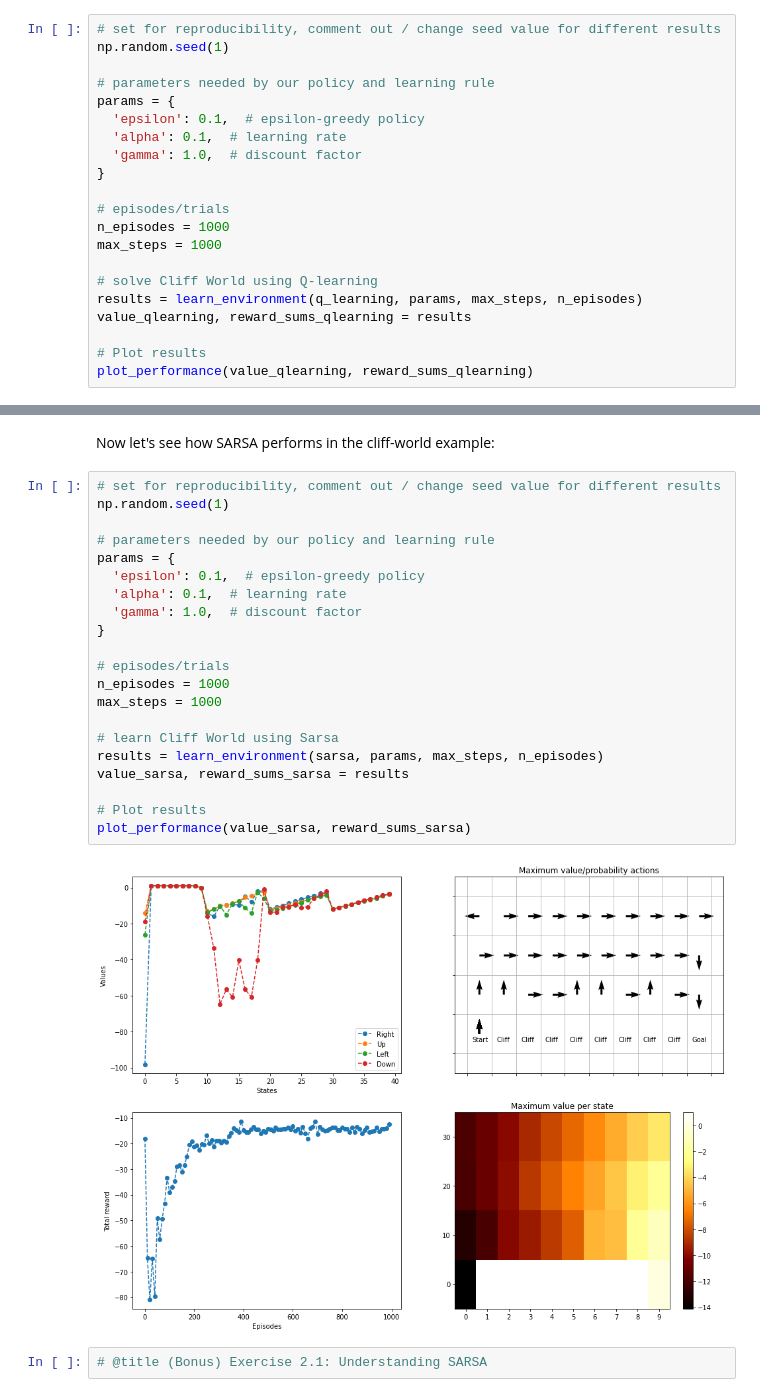
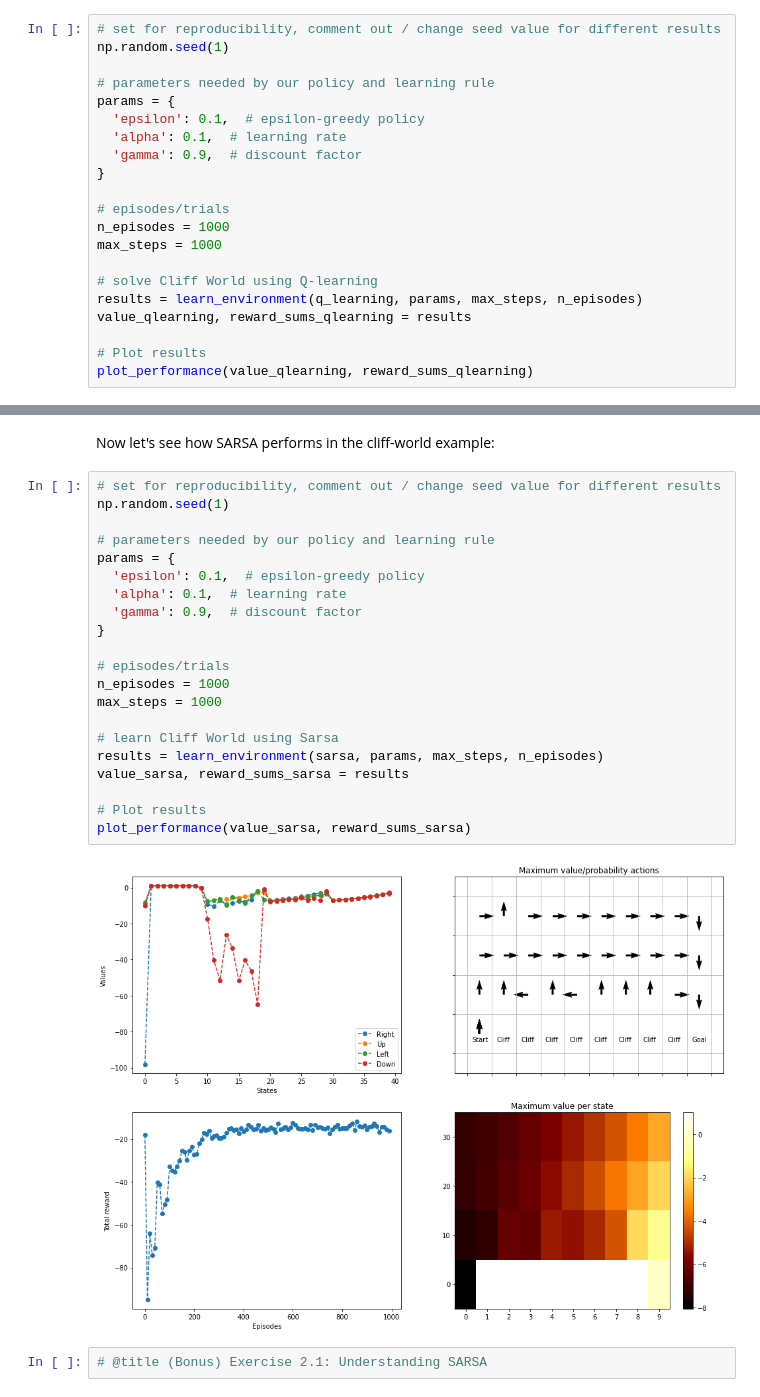
Before and after one commit to schwartenbeckph/RL-Course, a Jupyter notebook: 2022_06_28/Q_Learning.ipynb, the cells around one changed output, grey strips where cells are left out. Saved outputs shown, nothing was run; the diff lists cells and outputs as text.

```diff
--- a/2022_06_28/Q_Learning.ipynb
+++ b/2022_06_28/Q_Learning.ipynb
@@ -398,7 +398,7 @@ np.random.seed(1)
 params = {
   'epsilon': 0.1,  # epsilon-greedy policy
   'alpha': 0.1,  # learning rate
-  'gamma': 1.0,  # discount factor
+  'gamma': 0.9,  # discount factor
 }
 
 # episodes/trials
@@ -482,26 +482,26 @@ Now let's see how SARSA performs in the cliff-world example:
 # %%
 # set for reproducibility, comment out / change seed value for different results
 np.random.seed(1)
 
 # parameters needed by our policy and learning rule
 params = {
   'epsilon': 0.1,  # epsilon-greedy policy
   'alpha': 0.1,  # learning rate
-  'gamma': 1.0,  # discount factor
+  'gamma': 0.9,  # discount factor
 }
 
 # episodes/trials
 n_episodes = 1000
 max_steps = 1000
 
 # learn Cliff World using Sarsa
 results = learn_environment(sarsa, params, max_steps, n_episodes)
 value_sarsa, reward_sums_sarsa = results
 
 # Plot results
 plot_performance(value_sarsa, reward_sums_sarsa)
 # %% [output]
-[figure, old version]
+[figure, new version]
 # %%
 # @title (Bonus) Exercise 2.1: Understanding SARSA
 # %% [markdown]
```
Also changed, not shown: parts of 4 cells of this notebook, 2 other files.
